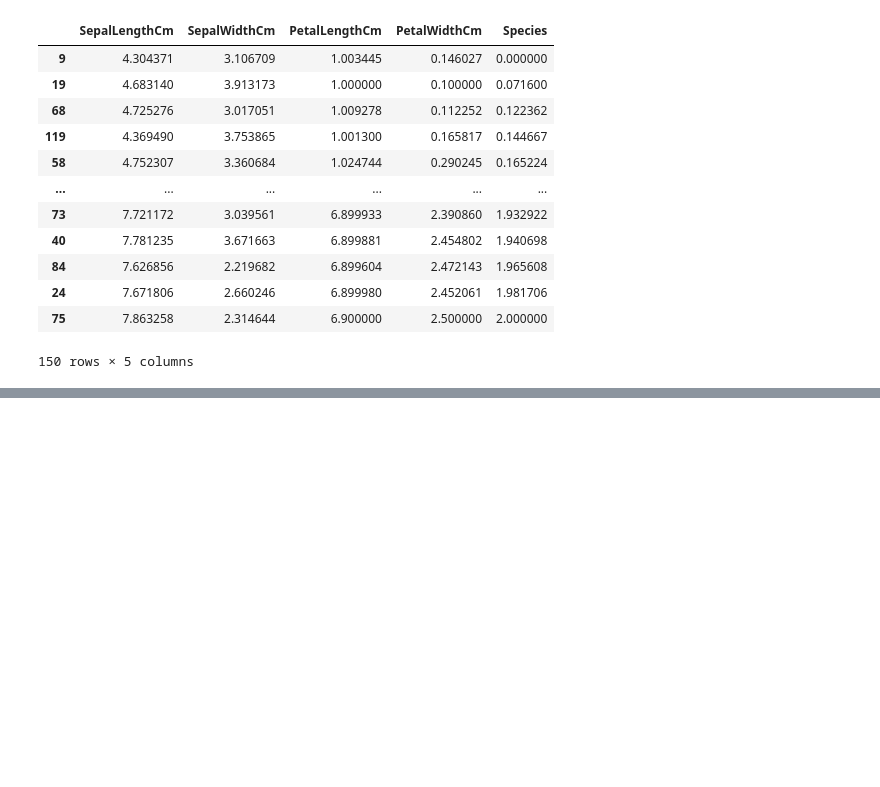
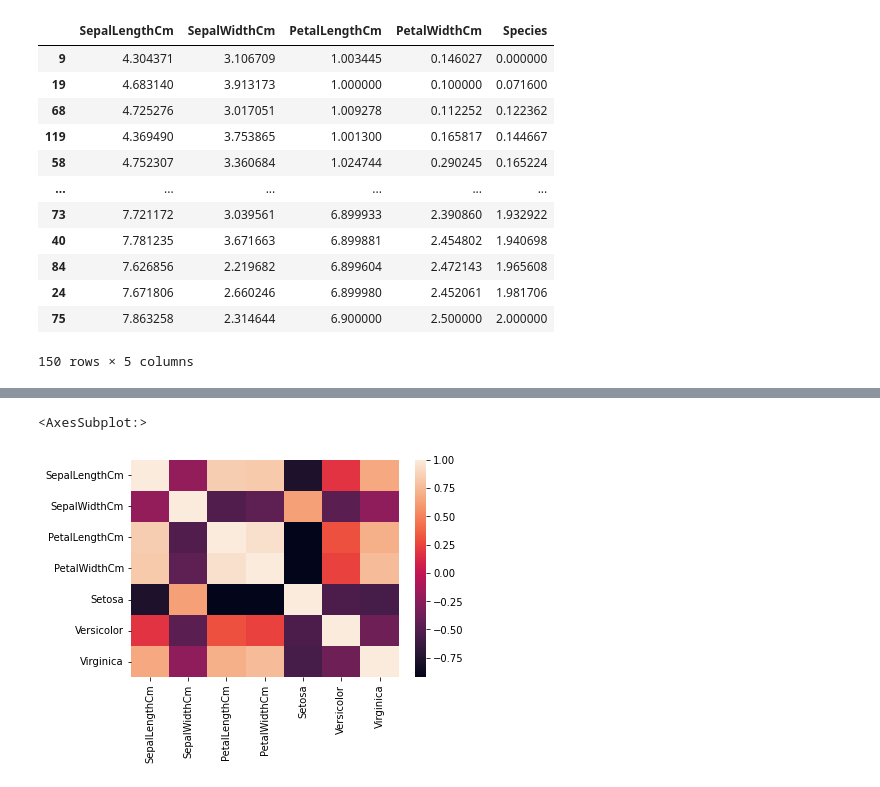
Before and after one commit to capitalone/synthetic-data, a Jupyter notebook: examples/generate_from_report.ipynb, the cells around one changed output, grey strips where cells are left out. Saved outputs shown, nothing was run; the diff lists cells and outputs as text; code cells hidden in the pictures; blank space fills up the shorter version.

```diff
--- a/examples/generate_from_report.ipynb
+++ b/examples/generate_from_report.ipynb
@@ -107,0 +108,5 @@ There's more work to be done with categorical variables, rounding, etc. but this
+# %%
+data_path = "data/iris_one_hot.csv"
+# %%
+data = dp.Data(data_path)
+data
@@ -107,0 +129,10 @@ There's more work to be done with categorical variables, rounding, etc. but this
+# %%
+profile_options = dp.ProfilerOptions()
+profile_options.set({
+    "data_labeler.is_enabled": False,
+    "correlation.is_enabled": True,
+})
+
+profile = dp.Profiler(data, options=profile_options)
+
+report = profile.report()
@@ -107,0 +142,2 @@ There's more work to be done with categorical variables, rounding, etc. but this
+# %%
+x = make_data_from_report(report=report, seed=111)
@@ -107,0 +160,5 @@ There's more work to be done with categorical variables, rounding, etc. but this
+# %%
+sns.heatmap(x.corr())
+# %% [output]
+<AxesSubplot:>
+[figure, added]
```
Also changed, not shown: parts of 9 cells of this notebook, 1 other file.
